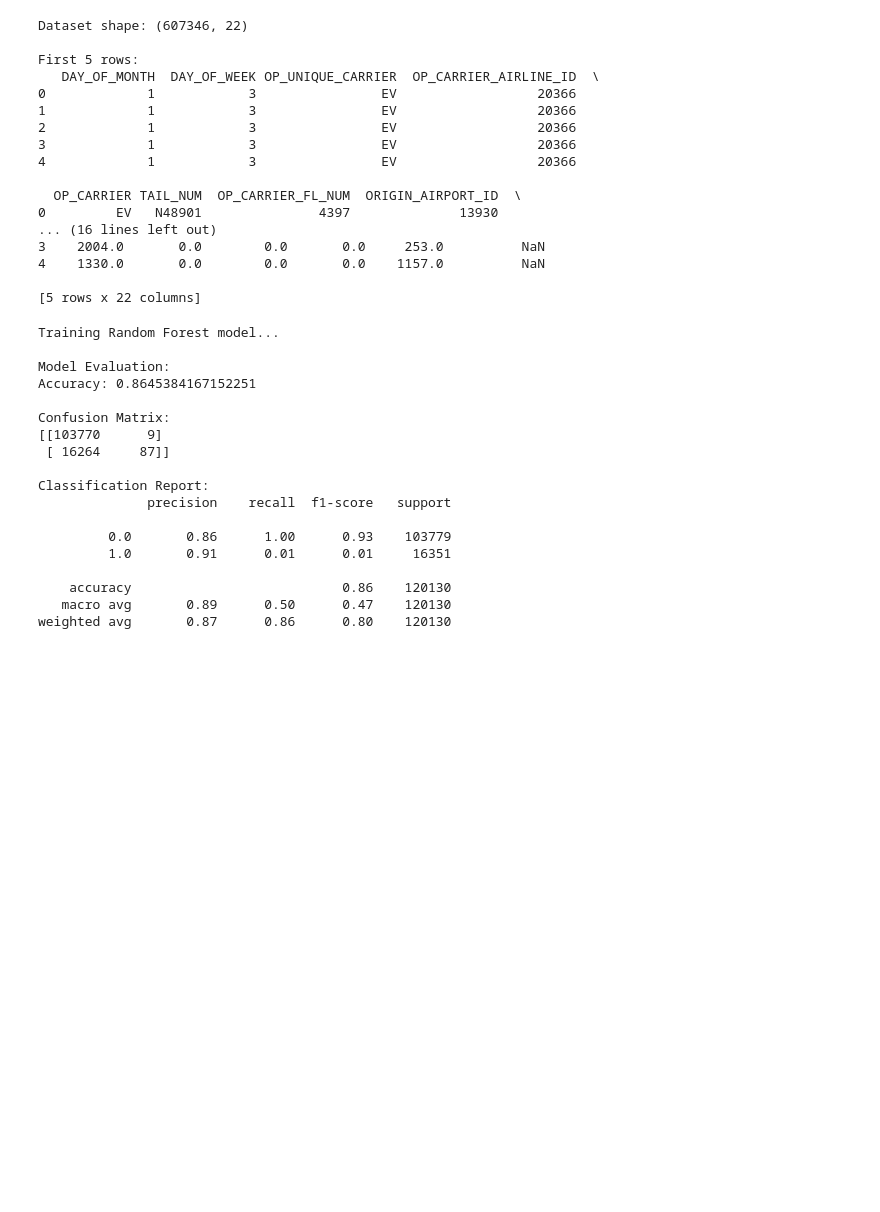
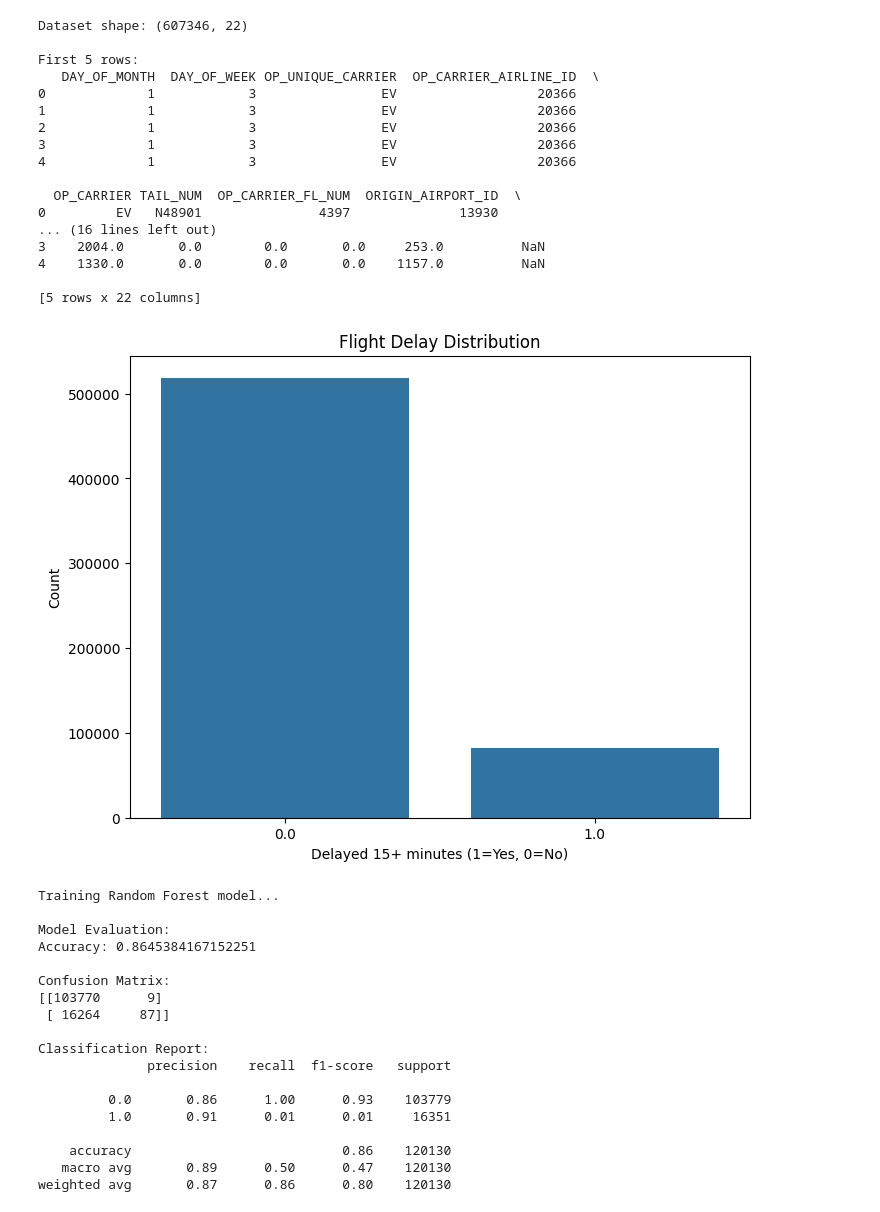
Before and after one commit to ImeshR/ML-Assigment, a Jupyter notebook: notebooks/2_random_forest.ipynb, the cells around one changed output. Drawn from its saved outputs; the diff is of its cells as text; code cells hidden in the pictures; blank space fills up the shorter version.

```diff
--- a/notebooks/2_random_forest.ipynb
+++ b/notebooks/2_random_forest.ipynb
@@ -9,29 +9,38 @@ from sklearn.metrics import classification_report, confusion_matrix, accuracy_sc
 # %%
 # Load dataset
 data = pd.read_csv("../data/Jan_2020_ontime.csv")
 
 # Basic data exploration
 print("Dataset shape:", data.shape)
 print("\nFirst 5 rows:")
 print(data.head())
+
+# visualization of values
+plt.figure(figsize=(8, 6))
+sns.countplot(x='DEP_DEL15', data=data)
+plt.title('Flight Delay Distribution')
+plt.xlabel('Delayed 15+ minutes (1=Yes, 0=No)')
+plt.ylabel('Count')
+plt.show()
 # %% [output]
 Dataset shape: (607346, 22)
 
 First 5 rows:
    DAY_OF_MONTH  DAY_OF_WEEK OP_UNIQUE_CARRIER  OP_CARRIER_AIRLINE_ID  \
 0             1            3                EV                  20366
 1             1            3                EV                  20366
 2             1            3                EV                  20366
 3             1            3                EV                  20366
 4             1            3                EV                  20366
 
   OP_CARRIER TAIL_NUM  OP_CARRIER_FL_NUM  ORIGIN_AIRPORT_ID  \
 0         EV   N48901               4397              13930
 ... (16 lines left out)
 3    2004.0       0.0        0.0       0.0     253.0          NaN
 4    1330.0       0.0        0.0       0.0    1157.0          NaN
 
 [5 rows x 22 columns]
+[figure, added]
 # %%
 # Drop rows with missing values in key columns
 data = data.dropna(subset=['DEP_TIME', 'OP_UNIQUE_CARRIER', 'DEP_DEL15'])
```
Also changed, not shown: parts of 2 cells of this notebook, 1 other file.
